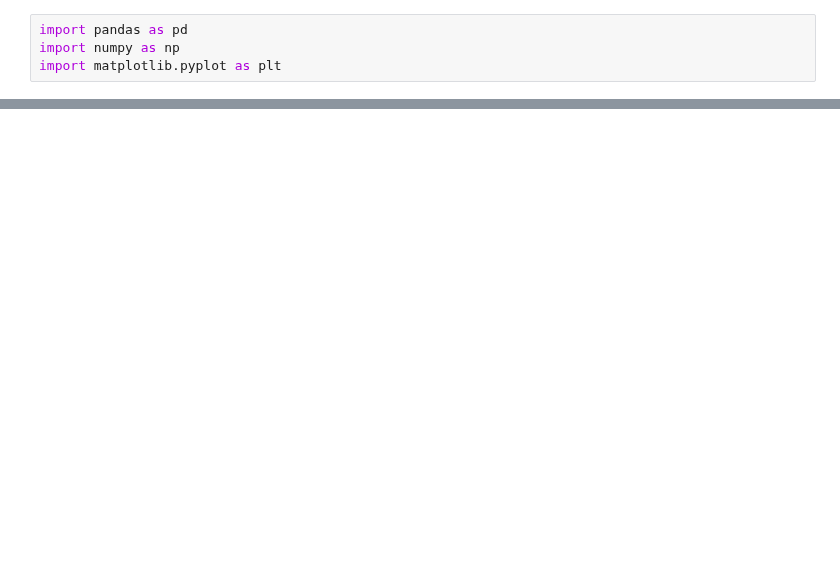
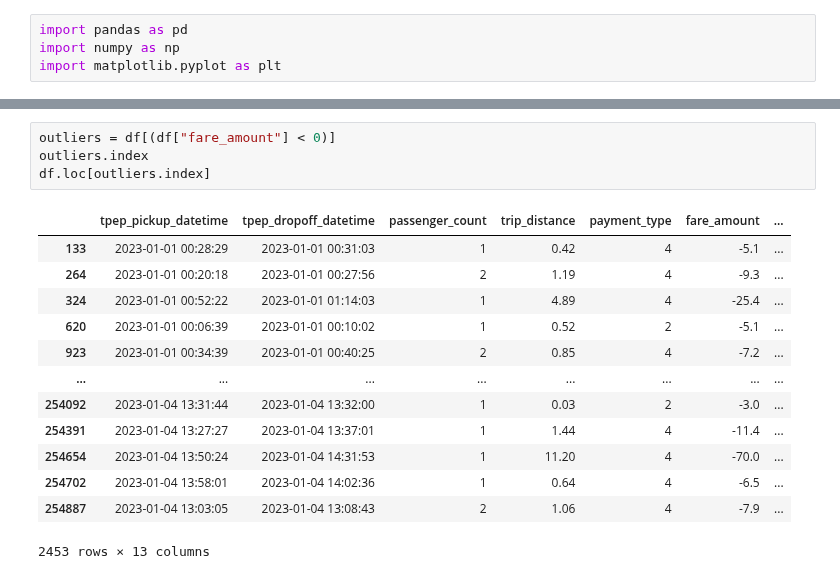
Before and after one commit to Benjam1nP/Statistic-Data-Sience-Project, a Jupyter notebook: Datenanalyse_Arthur.ipynb, the cells around one changed output, grey strips where cells are left out. Drawn from its saved outputs; the diff is of its cells as text; blank space fills up the shorter version.

```diff
--- a/Datenanalyse_Arthur.ipynb
+++ b/Datenanalyse_Arthur.ipynb
@@ -26,0 +109,18 @@ max         1.250000
+# %%
+outliers = df[(df["fare_amount"] < 0)]
+outliers.index
+df.loc[outliers.index]
+# %% [output]
+|  | tpep_pickup_datetime | tpep_dropoff_datetime | passenger_count | trip_distance | payment_type | fare_amount | ... |
+| 133 | 2023-01-01 00:28:29 | 2023-01-01 00:31:03 | 1 | 0.42 | 4 | -5.1 | ... |
+| 264 | 2023-01-01 00:20:18 | 2023-01-01 00:27:56 | 2 | 1.19 | 4 | -9.3 | ... |
+| 324 | 2023-01-01 00:52:22 | 2023-01-01 01:14:03 | 1 | 4.89 | 4 | -25.4 | ... |
+| 620 | 2023-01-01 00:06:39 | 2023-01-01 00:10:02 | 1 | 0.52 | 2 | -5.1 | ... |
+| 923 | 2023-01-01 00:34:39 | 2023-01-01 00:40:25 | 2 | 0.85 | 4 | -7.2 | ... |
+| ... | ... | ... | ... | ... | ... | ... | ... |
+| 254092 | 2023-01-04 13:31:44 | 2023-01-04 13:32:00 | 1 | 0.03 | 2 | -3.0 | ... |
+| 254391 | 2023-01-04 13:27:27 | 2023-01-04 13:37:01 | 1 | 1.44 | 4 | -11.4 | ... |
+| 254654 | 2023-01-04 13:50:24 | 2023-01-04 14:31:53 | 1 | 11.20 | 4 | -70.0 | ... |
+| 254702 | 2023-01-04 13:58:01 | 2023-01-04 14:02:36 | 1 | 0.64 | 4 | -6.5 | ... |
+| 254887 | 2023-01-04 13:03:05 | 2023-01-04 13:08:43 | 2 | 1.06 | 4 | -7.9 | ... |
+2453 rows × 13 columns
```
Also changed, not shown: parts of 11 cells of this notebook, 1 other file.
